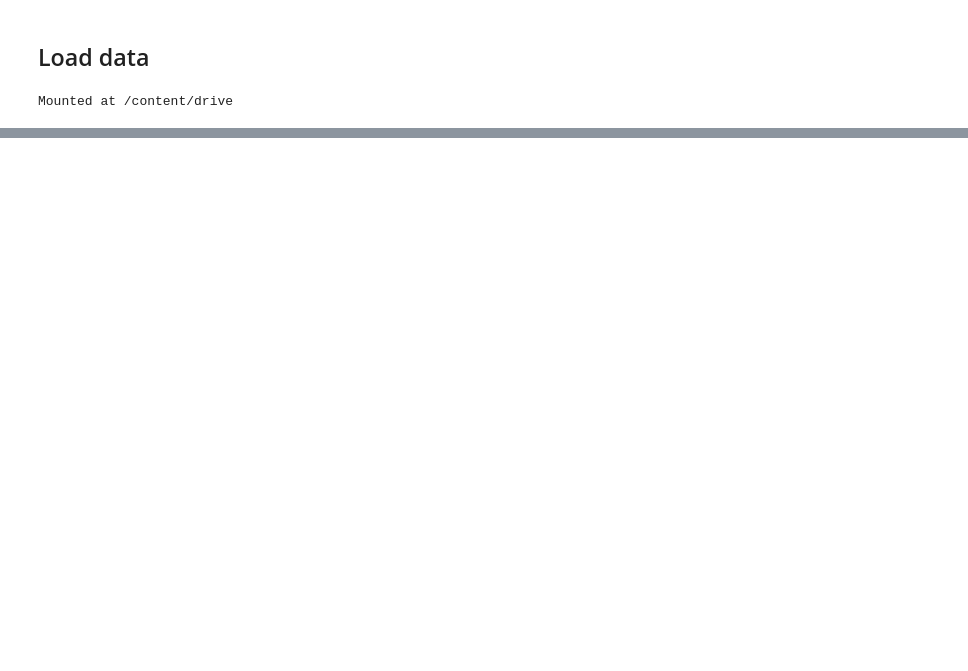
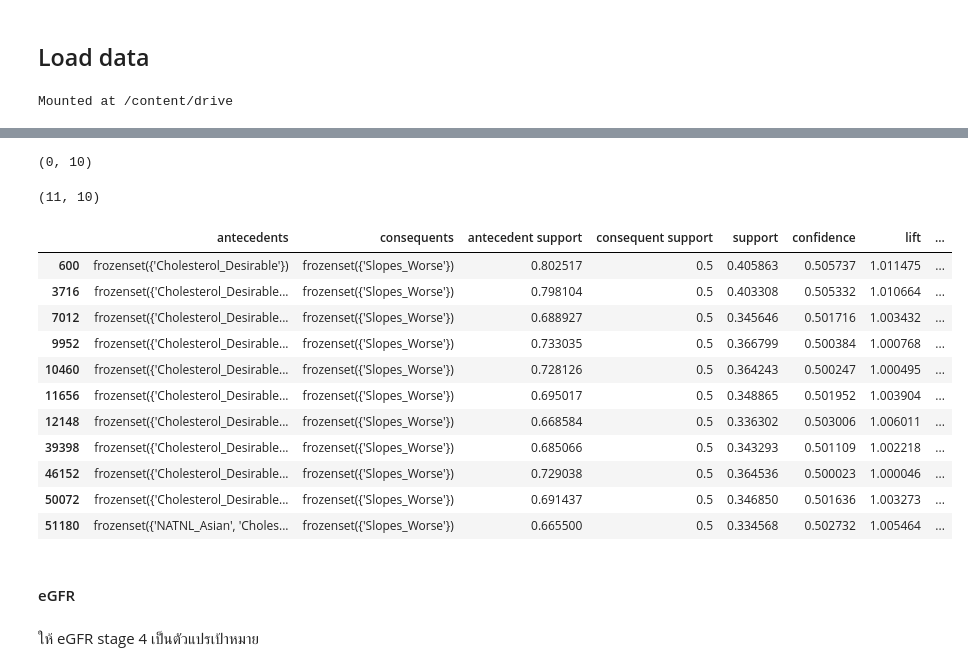
Before and after one commit to Aomaphisara/ULckdresearch2023, a Jupyter notebook: Association_rule.ipynb, the cells around one changed output, grey strips where cells are left out. Cells and saved outputs as stored; diff of their text form; code cells hidden in the pictures; blank space fills up the shorter version.

```diff
--- a/Association_rule.ipynb
+++ b/Association_rule.ipynb
@@ -1124,0 +213,4 @@ results_eGFR_stage2.shape
+# %%
+import pandas as pd
+rules_slopes_worse = pd.read_csv('/content/drive/MyDrive/ckdresearch2023/Assign/Association rule/rules_slopeworse.csv', index_col=0)
+rules_slopes_worse.head()
@@ -1124,0 +280,5 @@ results_eGFR_stage2.shape
+# %%
+Slopes_between_values = rules_slopes_worse[rules_slopes_worse['consequents'].str.startswith("frozenset({'Slopes_Between'})")]
+Slopes_between_values.shape
+# %% [output]
+(0, 10)
@@ -1124,0 +287,20 @@ results_eGFR_stage2.shape
+# %%
+Slopes_worse_values = rules_slopes_worse[rules_slopes_worse['consequents'].str.startswith("frozenset({'Slopes_Worse'})")]
+Slopes_worse_values.shape
+# %% [output]
+(11, 10)
+# %%
+Slopes_worse_values
+# %% [output]
+|  | antecedents | consequents | antecedent support | consequent support | support | confidence | lift | ... |
+| 600 | frozenset({'Cholesterol_Desirable'}) | frozenset({'Slopes_Worse'}) | 0.802517 | 0.5 | 0.405863 | 0.505737 | 1.011475 | ... |
+| 3716 | frozenset({'Cholesterol_Desirable... | frozenset({'Slopes_Worse'}) | 0.798104 | 0.5 | 0.403308 | 0.505332 | 1.010664 | ... |
+| 7012 | frozenset({'Cholesterol_Desirable... | frozenset({'Slopes_Worse'}) | 0.688927 | 0.5 | 0.345646 | 0.501716 | 1.003432 | ... |
+| 9952 | frozenset({'Cholesterol_Desirable... | frozenset({'Slopes_Worse'}) | 0.733035 | 0.5 | 0.366799 | 0.500384 | 1.000768 | ... |
+| 10460 | frozenset({'Cholesterol_Desirable... | frozenset({'Slopes_Worse'}) | 0.728126 | 0.5 | 0.364243 | 0.500247 | 1.000495 | ... |
+| 11656 | frozenset({'Cholesterol_Desirable... | frozenset({'Slopes_Worse'}) | 0.695017 | 0.5 | 0.348865 | 0.501952 | 1.003904 | ... |
+| 12148 | frozenset({'Cholesterol_Desirable... | frozenset({'Slopes_Worse'}) | 0.668584 | 0.5 | 0.336302 | 0.503006 | 1.006011 | ... |
+| 39398 | frozenset({'Cholesterol_Desirable... | frozenset({'Slopes_Worse'}) | 0.685066 | 0.5 | 0.343293 | 0.501109 | 1.002218 | ... |
+| 46152 | frozenset({'Cholesterol_Desirable... | frozenset({'Slopes_Worse'}) | 0.729038 | 0.5 | 0.364536 | 0.500023 | 1.000046 | ... |
+| 50072 | frozenset({'Cholesterol_Desirable... | frozenset({'Slopes_Worse'}) | 0.691437 | 0.5 | 0.346850 | 0.501636 | 1.003273 | ... |
+| 51180 | frozenset({'NATNL_Asian', 'Choles... | frozenset({'Slopes_Worse'}) | 0.665500 | 0.5 | 0.334568 | 0.502732 | 1.005464 | ... |
@@ -1124,0 +309,4 @@ results_eGFR_stage2.shape
+# %% [markdown]
+#### eGFR
+# %% [markdown]
+ให้  eGFR stage 4 เป็นตัวแปรเป้าหมาย
```
Also changed, not shown: parts of 260 cells of this notebook.
